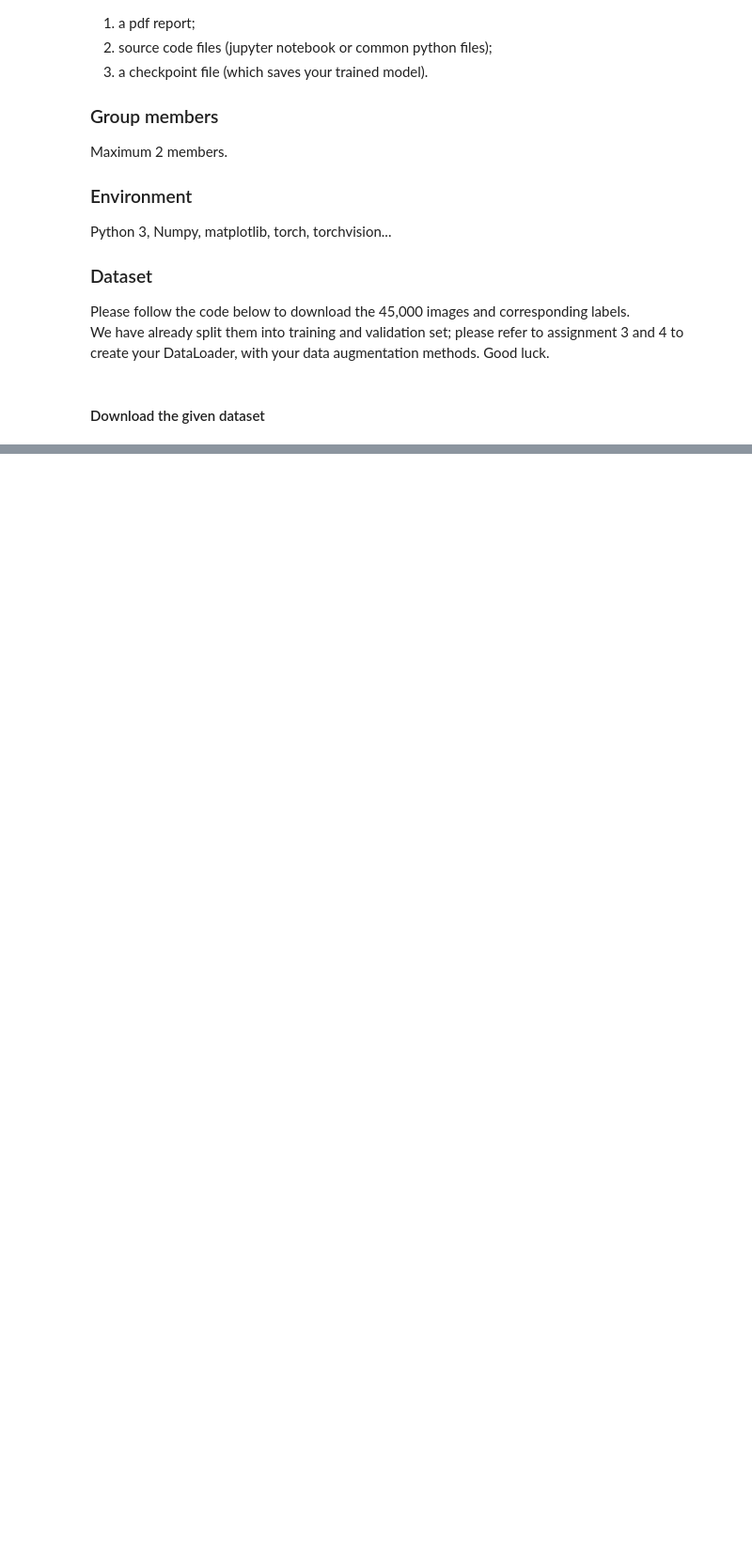
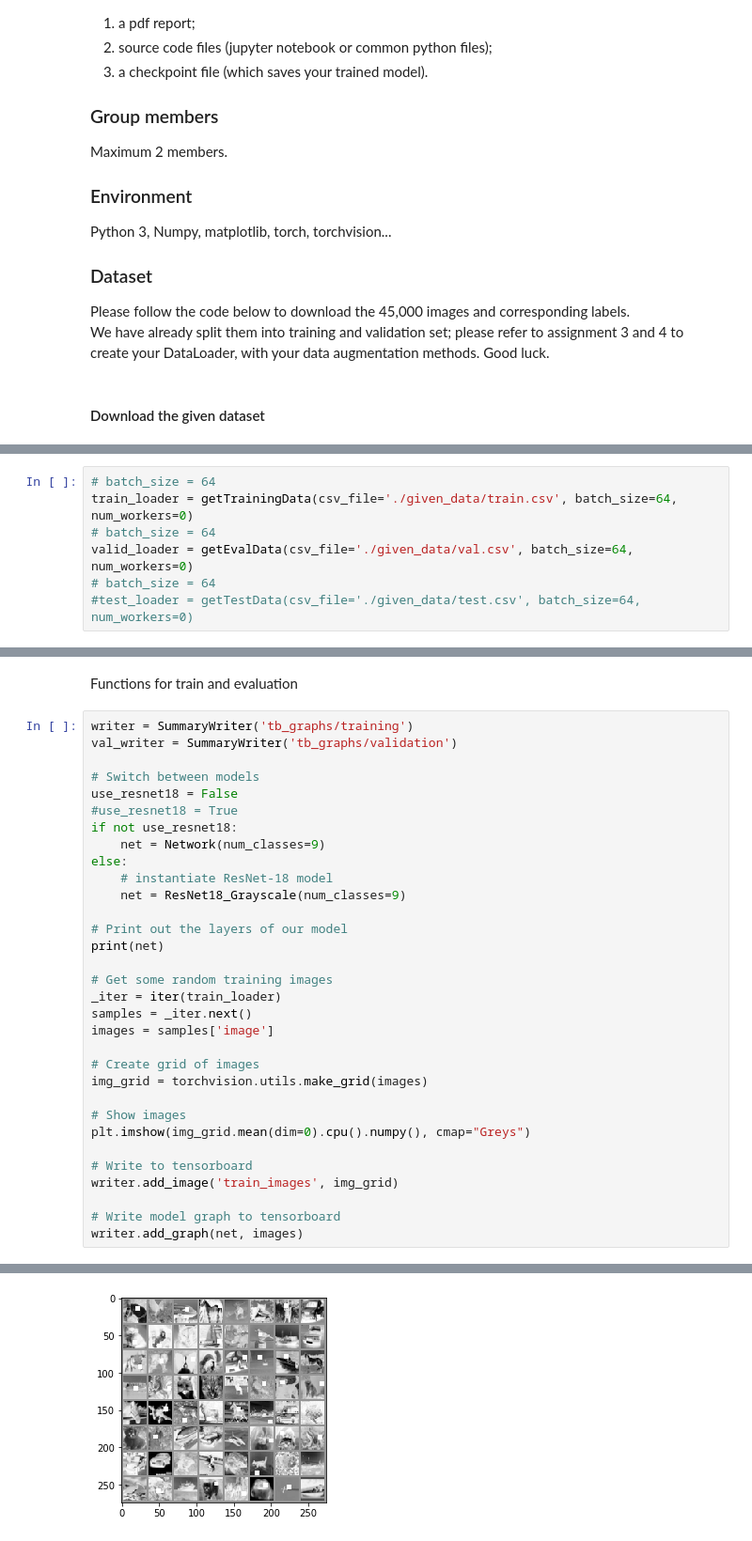
Before and after one commit to 123rolle/dl_project, a Jupyter notebook: DeepLearning_project/Project.ipynb, the cells around one changed output, grey strips where cells are left out. Shown at 94% size. Drawn from its saved outputs; the diff is of its cells as text; blank space fills up the shorter version.

```diff
--- a/DeepLearning_project/Project.ipynb
+++ b/DeepLearning_project/Project.ipynb
@@ -66,0 +268,7 @@ download_given_data('./')
+# %%
+# batch_size = 64
+train_loader = getTrainingData(csv_file='./given_data/train.csv', batch_size=64, num_workers=0)
+# batch_size = 64
+valid_loader = getEvalData(csv_file='./given_data/val.csv', batch_size=64, num_workers=0)
+# batch_size = 64
+#test_loader = getTestData(csv_file='./given_data/test.csv', batch_size=64, num_workers=0)
@@ -66,0 +317,35 @@ download_given_data('./')
+# %% [markdown]
+Functions for train and evaluation
+# %%
+writer = SummaryWriter('tb_graphs/training')
+val_writer = SummaryWriter('tb_graphs/validation')
+
+# Switch between models
+use_resnet18 = False
+#use_resnet18 = True
+if not use_resnet18:
+    net = Network(num_classes=9)
+else:
+    # instantiate ResNet-18 model
+    net = ResNet18_Grayscale(num_classes=9)
+
+# Print out the layers of our model
+print(net)
+
+# Get some random training images
+_iter = iter(train_loader)
+samples = _iter.next()
+images = samples['image']
+
+# Create grid of images
+img_grid = torchvision.utils.make_grid(images)
+
+# Show images
+plt.imshow(img_grid.mean(dim=0).cpu().numpy(), cmap="Greys")
+
+# Write to tensorboard
+writer.add_image('train_images', img_grid)
+
+# Write model graph to tensorboard
+writer.add_graph(net, images)
+# %% [output]
@@ -66,0 +365 @@ download_given_data('./')
+[figure, added]
```
Also changed, not shown: parts of 19 cells of this notebook, 2 other files.
